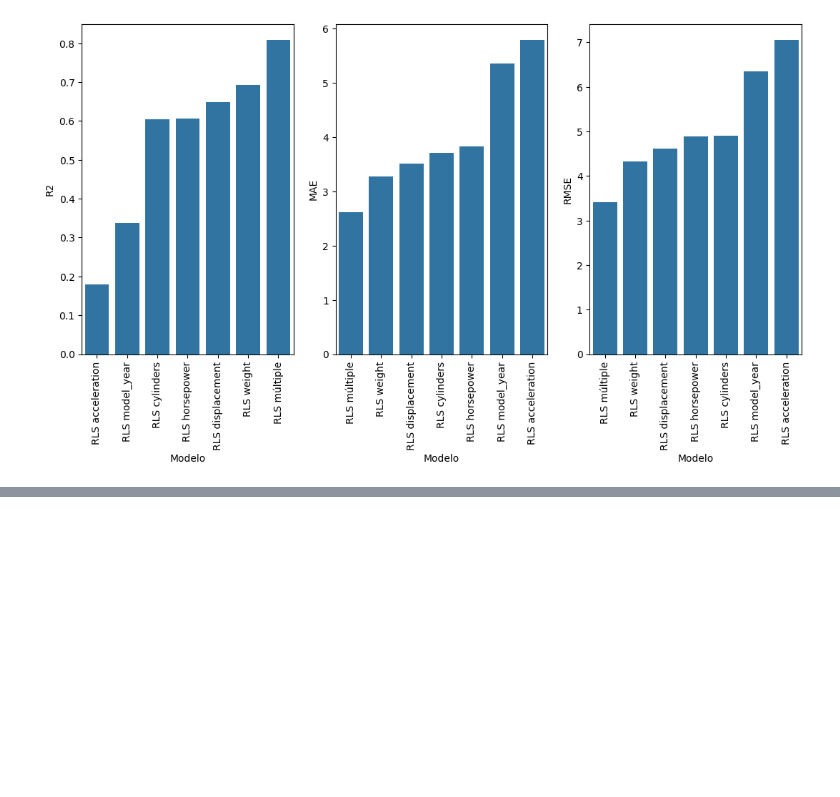
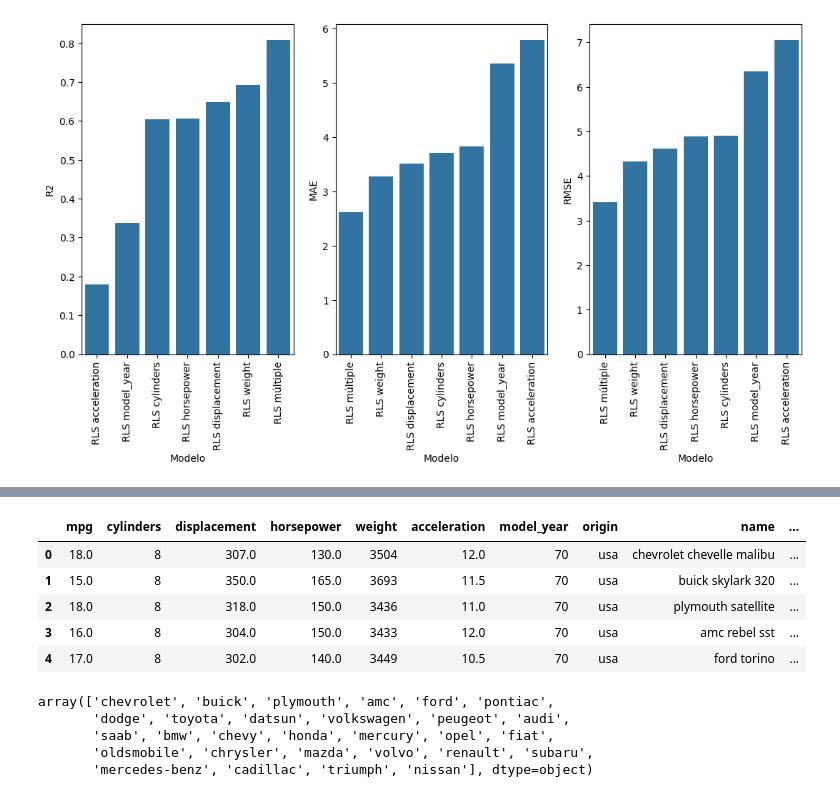
Before and after one commit to CarmenBarrancoGarcia/Carmen_cienciadatos, a Jupyter notebook: Módulo5_Machine_Learning/01.regresión_múltiple.ipynb, the cells around one changed output, grey strips where cells are left out. Saved outputs shown, nothing was run; the diff lists cells and outputs as text; code cells hidden in the pictures; blank space fills up the shorter version.

```diff
--- a/Módulo5_Machine_Learning/01.regresión_múltiple.ipynb
+++ b/Módulo5_Machine_Learning/01.regresión_múltiple.ipynb
@@ -194,0 +228,40 @@ df.head()
+# %%
+# Probar a añadir ahora la columna name
+
+df["fabricante"] = df["name"].str.split(" ").str[0]
+df.head()
+# %% [output]
+|  | mpg | cylinders | displacement | horsepower | weight | acceleration | model_year | origin | name | ... |
+| 0 | 18.0 | 8 | 307.0 | 130.0 | 3504 | 12.0 | 70 | usa | chevrolet chevelle malibu | ... |
+| 1 | 15.0 | 8 | 350.0 | 165.0 | 3693 | 11.5 | 70 | usa | buick skylark 320 | ... |
+| 2 | 18.0 | 8 | 318.0 | 150.0 | 3436 | 11.0 | 70 | usa | plymouth satellite | ... |
+| 3 | 16.0 | 8 | 304.0 | 150.0 | 3433 | 12.0 | 70 | usa | amc rebel sst | ... |
+| 4 | 17.0 | 8 | 302.0 | 140.0 | 3449 | 10.5 | 70 | usa | ford torino | ... |
+# %%
+# Para corregir errores con los nombres
+def fix_fabricante(fabricante):
+    if fabricante == "vw" or fabricante == "vokswagen":
+        return "volkswagen"
+    elif fabricante in ["chevroelt"]:
+        return "chevrolet"
+    elif fabricante in ["toyouta"]:
+        return "toyota"
+    elif fabricante in ["capri"]:
+        return "ford"
+    elif fabricante in ["maxda"]:
+        return "mazda"
+    elif fabricante in ["mercedes", "mercedes-benz"]:
+        return "mercedes-benz"
+    elif fabricante in ["hi"]:
+        return "honda"
+    else :
+        return fabricante
+
+df["fabricante"] = df["fabricante"].apply(fix_fabricante)
+df["fabricante"].unique()
+# %% [output]
+array(['chevrolet', 'buick', 'plymouth', 'amc', 'ford', 'pontiac',
+       'dodge', 'toyota', 'datsun', 'volkswagen', 'peugeot', 'audi',
+       'saab', 'bmw', 'chevy', 'honda', 'mercury', 'opel', 'fiat',
+       'oldsmobile', 'chrysler', 'mazda', 'volvo', 'renault', 'subaru',
+       'mercedes-benz', 'cadillac', 'triumph', 'nissan'], dtype=object)
```
Also changed, not shown: parts of 13 cells of this notebook, 3 other files.
